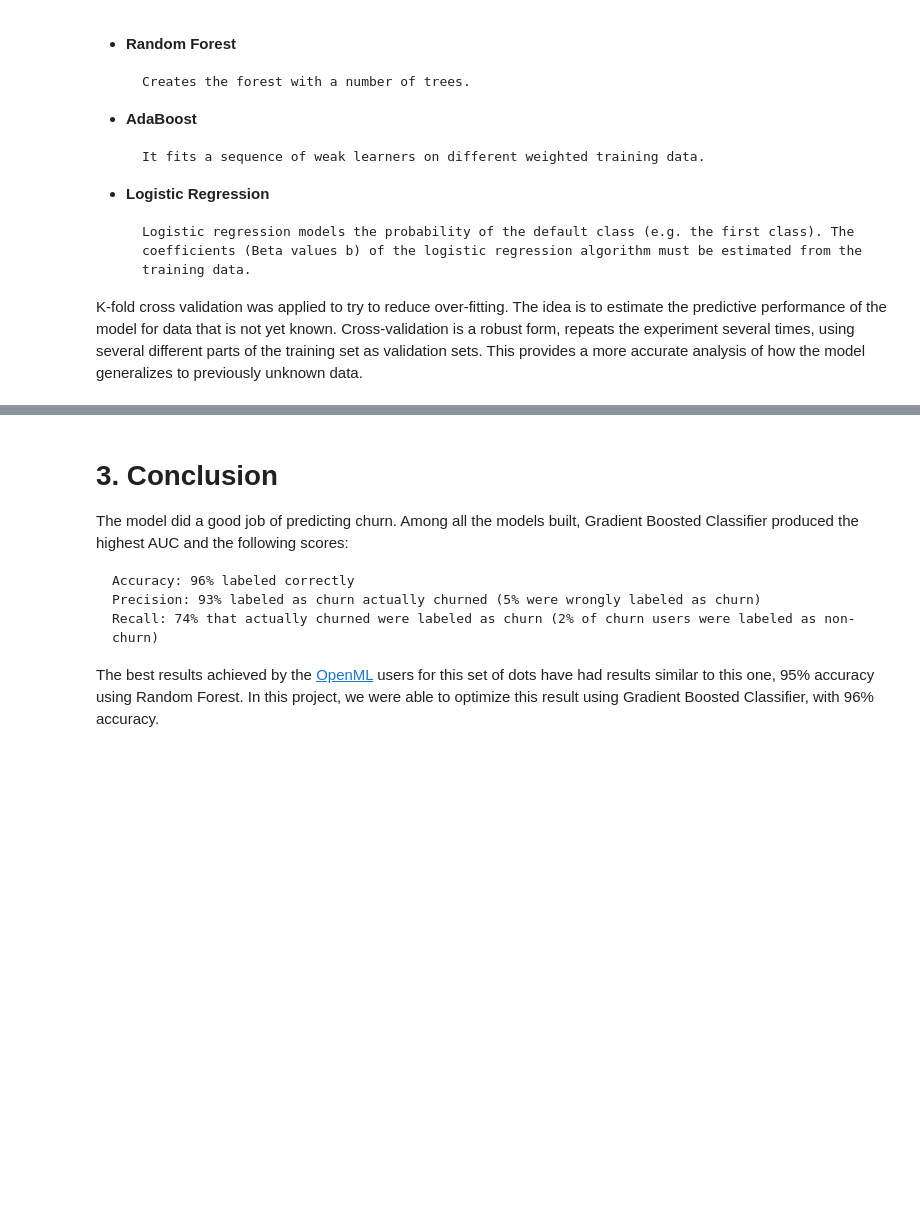
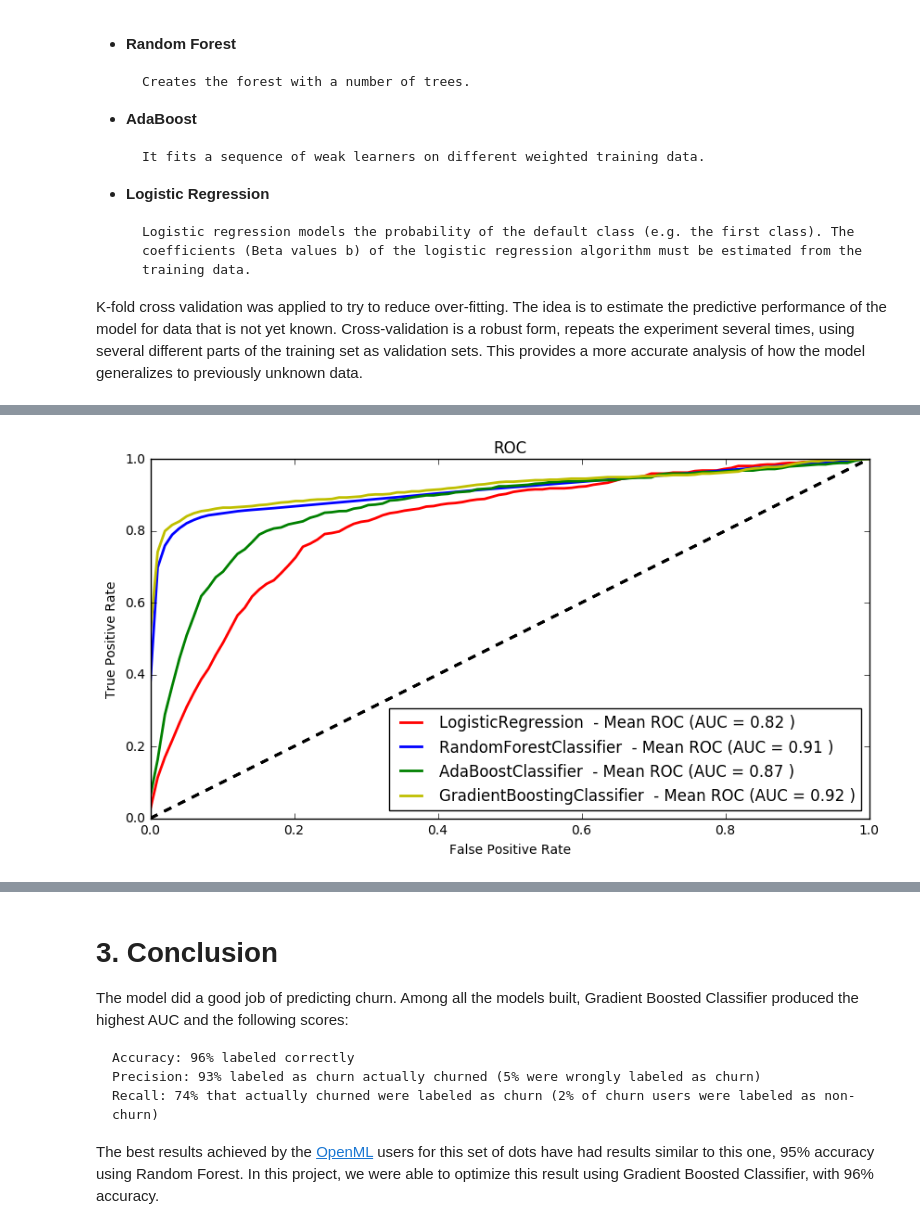
Before and after one commit to thaiseq/ChurnAnalysis, a Jupyter notebook: Telecom Data Churn Analysis.ipynb, the cells around one changed output, grey strips where cells are left out. Cells and saved outputs as stored; diff of their text form; code cells hidden in the pictures; blank space fills up the shorter version.

```diff
--- a/Telecom Data Churn Analysis.ipynb
+++ b/Telecom Data Churn Analysis.ipynb
@@ -147,0 +247,82 @@ K-fold cross validation was applied to try to reduce over-fitting. The idea is t
+# %%
+# k fold cross validation
+folds=5
+cv = StratifiedKFold(n_splits=folds, shuffle=False)
+
+# classifiers to be built
+classifiersNames = ['LogisticRegression', 'RandomForestClassifier', 'AdaBoostClassifier', 'GradientBoostingClassifier']
+classifiers = [LogisticRegression(), RandomForestClassifier(), AdaBoostClassifier(), GradientBoostingClassifier()]
+
+
+# computes the average of the results obtained for the k folds about:
+#    fpr: false positive rates of predictions
+#    tpr: true positive rates of predictions
+#    auc: area under the ROC curve
+#    acc: accuracy
+#    prec: precision referred to as positive predictive value
+#    rec: recall referred to as the true positive rate or sensitivity
+kfold_mean = pd.DataFrame(index=['fpr', 'tpr', 'auc', 'acc', 'prec', 'rec'],columns=[classifiersNames])
+
+#computes the result obtained for the k folds individualy
+kfold_results = pd.DataFrame(index=range(5),columns=['fpr', 'tpr', 'auc', 'acc', 'prec', 'rec'])
+
+# classifiers to be built
+classifiersNames = ['LogisticRegression', 'RandomForestClassifier', 'AdaBoostClassifier', 'GradientBoostingClassifier']
+classifiers = [LogisticRegression(), RandomForestClassifier(), AdaBoostClassifier(), GradientBoostingClassifier()]
+
+
+# training and test for each of the chosen classifiers
+for numbClassif, classifier in enumerate(classifiers):
+
+
+    #computes the result obtained for the k folds individualy
+    tprs = []
+    aucs = []
+    mean_fpr = np.linspace(0,1,100)
+    acc = []
+    prec = []
+    rec = []
+
+
+    # test training and analysis of results for each fold
+    for i, (train,test) in enumerate(cv.split(features,targets.values.ravel())):
+        prediction = classifier.fit(features.iloc[train],targets.iloc[train].values.ravel()).predict_proba(features.iloc[test])
+        kfold_results['fpr'][i], kfold_results['tpr'][i], t = roc_curve(targets.values.ravel()[test], prediction[:, 1])
+        kfold_results['auc'][i]=auc(fpr, tpr)
+        kfold_results['tpr'][i]=interp(mean_fpr, kfold_results['fpr'][i], kfold_results['tpr'][i])
+        y_pred = classifier.predict(features.iloc[test])
+        kfold_results['acc'][i]=classifier.score(features.iloc[test], targets.values.ravel()[test])
+        kfold_results['prec'][i]=precision_score(targets.values.ravel()[test], y_pred)
+        kfold_results['rec'][i]=recall_score(targets.values.ravel()[test], y_pred)
+
+    #computes the mean of the results obtained for the individual folds
+    kfold_mean[str(classifiersNames[numbClassif])]['tpr'] =np.mean(kfold_results['tpr'], axis=0)
+    kfold_mean[str(classifiersNames[numbClassif])]['auc'] =auc(np.linspace(0,1,100), np.mean(kfold_results['tpr'], axis=0))
+    kfold_mean[str(classifiersNames[numbClassif])]['acc'] =np.mean(kfold_results['acc'], axis=0)
+    kfold_mean[str(classifiersNames[numbClassif])]['prec']=np.mean(kfold_results['prec'], axis=0)
+    kfold_mean[str(classifiersNames[numbClassif])]['rec' ]=np.mean(kfold_results['rec'], axis=0)
+    kfold_mean[str(classifiersNames[numbClassif])]['fpr'] =mean_fpr
+
+# ploting final results
+fig1 = plt.figure(figsize=[10,5])
+for index, classifier in enumerate(classifiersNames):
+    print("Model \n",str(classifiersNames[index]))
+
+    print_out_scores = "Scores \n\
+        Mean Accuracy: {:0.2f} \n\
+        Mean Precision: {:0.2f} \n\
+        Mean Recall: {:0.2f} \n\
+        AUC: {:0.2f}".format(kfold_mean[str(classifiersNames[index])]['acc'], kfold_mean[str(classifiersNames[index])]['prec'], kfold_mean[str(classifiersNames[index])]['rec'], kfold_mean[str(classifiersNames[index])]['auc'])
+    print(print_out_scores)
+    print("*******\n")
+
+    plt.plot([0,1],[0,1],linestyle = '--',lw = 2,color = 'black')
+    color=['r','b','g','y']
+    plt.plot(kfold_mean[str(classifiersNames[index])]['fpr'], kfold_mean[str(classifiersNames[index])]['tpr'], color=color[index], label=r'%s  - Mean ROC (AUC = %0.2f )' % (str(classifiersNames[index]), kfold_mean[str(classifiersNames[index])]['auc']), lw=2, alpha=1)
+
+plt.xlabel('False Positive Rate')
+plt.ylabel('True Positive Rate')
+plt.title('ROC')
+plt.legend(loc="lower right")
+plt.show()
+# %% [output]
@@ -148 +346,2 @@ K-fold cross validation was applied to try to reduce over-fitting. The idea is t
+[figure, added]
 # %%
```
Also changed, not shown: parts of 7 cells of this notebook.
